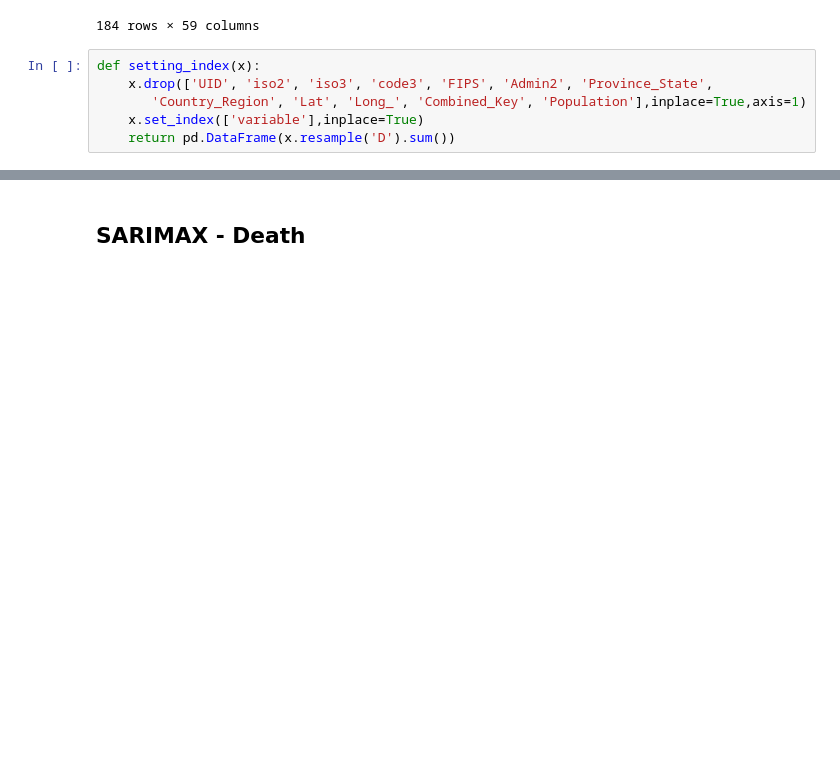
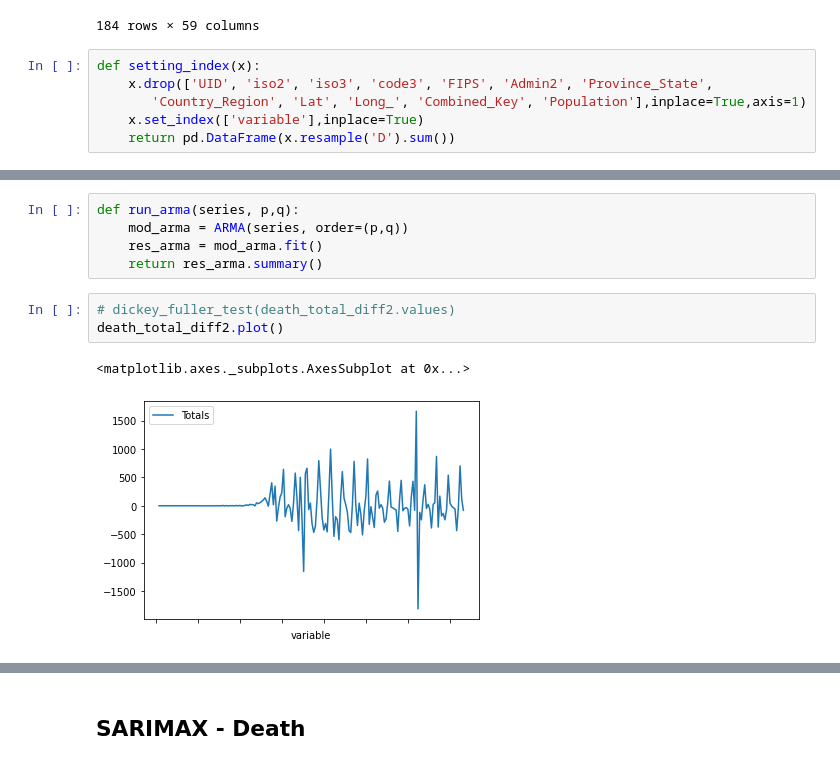
Before and after one commit to GabeSArn/time_series, a Jupyter notebook: index_ga.ipynb, the cells around one changed output, grey strips where cells are left out. Drawn from its saved outputs; the diff is of its cells as text; blank space fills up the shorter version.

```diff
--- a/index_ga.ipynb
+++ b/index_ga.ipynb
@@ -155,0 +206,11 @@ def setting_index(x):
+# %%
+def run_arma(series, p,q):
+    mod_arma = ARMA(series, order=(p,q))
+    res_arma = mod_arma.fit()
+    return res_arma.summary()
+# %%
+# dickey_fuller_test(death_total_diff2.values)
+death_total_diff2.plot()
+# %% [output]
+<matplotlib.axes._subplots.AxesSubplot at 0x...>
+[figure, added]
```
Also changed, not shown: parts of 15 cells of this notebook, 1 other file.
